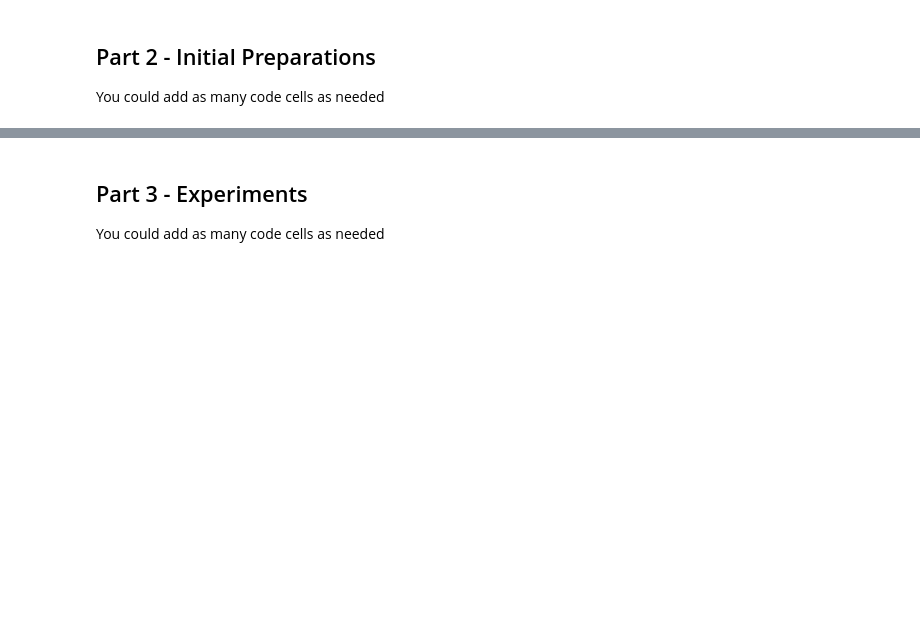
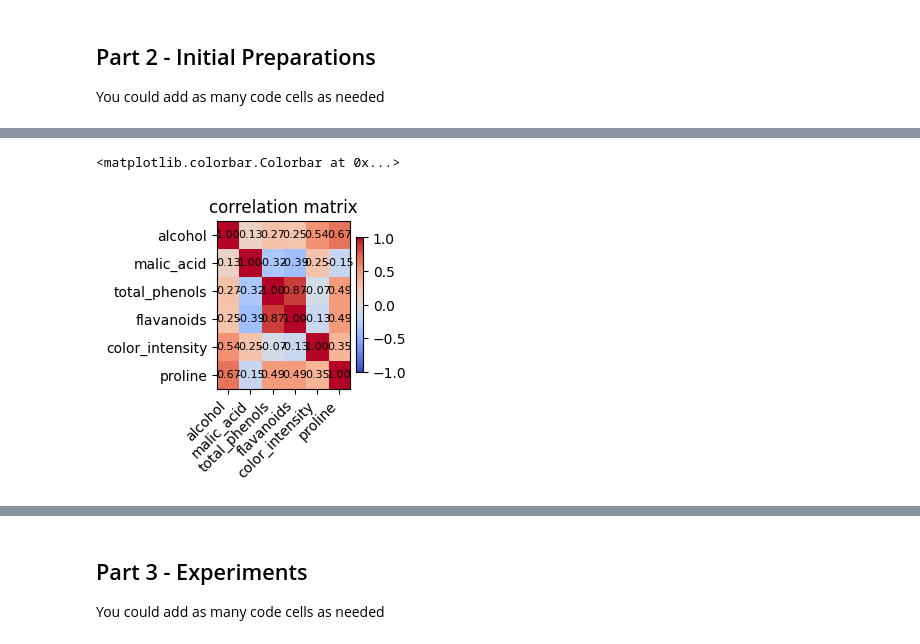
Before and after one commit to sbh556/machine_learnign_project, a Jupyter notebook: Assignment_supervised_learning_flow.ipynb, the cells around one changed output, grey strips where cells are left out. Drawn from its saved outputs; the diff is of its cells as text; code cells hidden in the pictures; blank space fills up the shorter version.

```diff
--- a/Assignment_supervised_learning_flow.ipynb
+++ b/Assignment_supervised_learning_flow.ipynb
@@ -59,0 +123,18 @@ You could add as many code cells as needed
+# %%
+cor_mat = plt.subplot(2, 3, 3)
+selected_features = ['alcohol', 'malic_acid', 'total_phenols', 'flavanoids', 'color_intensity', 'proline']
+corr_matrix = train[selected_features].corr()
+im = cor_mat.imshow(corr_matrix, cmap='coolwarm', aspect='auto', vmin=-1, vmax=1)
+cor_mat.set_xticks(range(len(selected_features)))
+cor_mat.set_yticks(range(len(selected_features)))
+cor_mat.set_xticklabels(selected_features, rotation=45, ha='right')
+cor_mat.set_yticklabels(selected_features)
+cor_mat.set_title('correlation matrix')
+for i in range(len(selected_features)):
+    for j in range(len(selected_features)):
+        text = cor_mat.text(j, i, f'{corr_matrix.iloc[i, j]:.2f}',
+                       ha="center", va="center", color="black", fontsize=8)
+plt.colorbar(im, ax=cor_mat, fraction=0.046, pad=0.04)
+# %% [output]
+<matplotlib.colorbar.Colorbar at 0x...>
+[figure, added]
```
Also changed, not shown: parts of 11 cells of this notebook.
